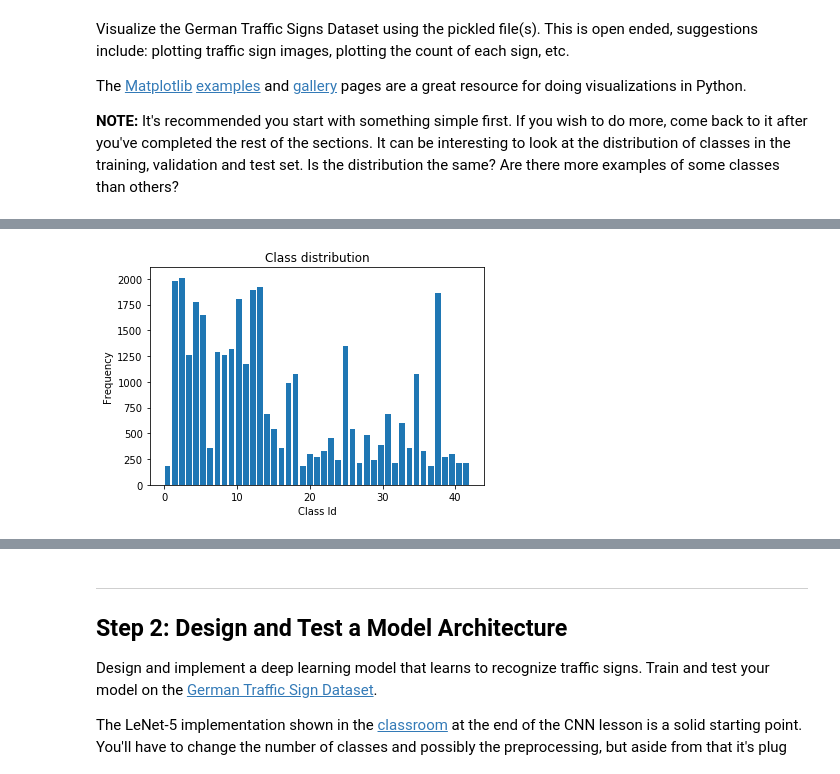
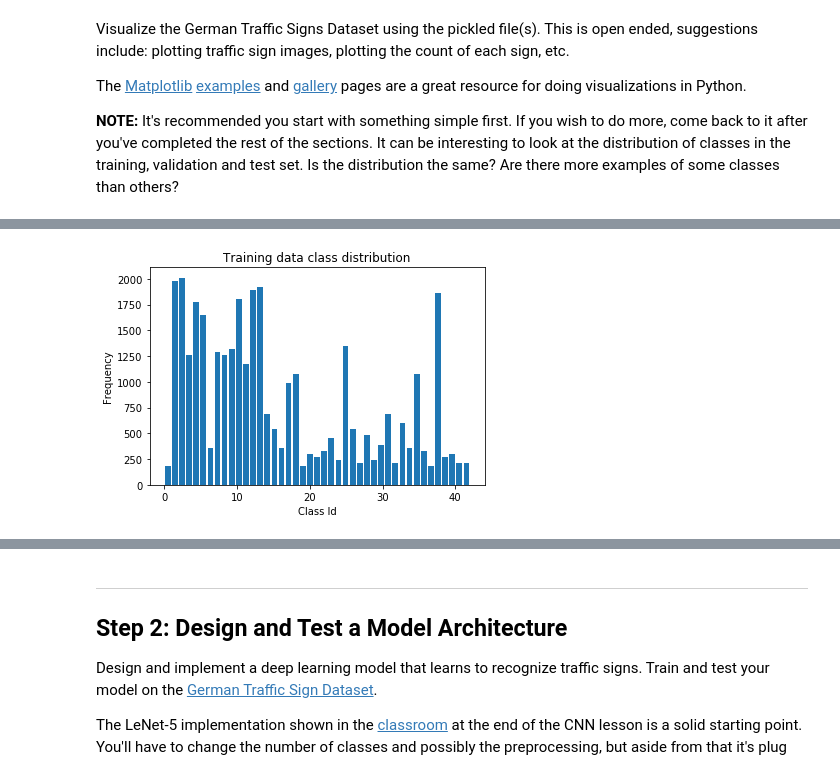
Before and after one commit to fang-yu-liu/traffic-sign-classification, a Jupyter notebook: Traffic_Sign_Classifier.ipynb, the cells around one changed output, grey strips where cells are left out. Cells and saved outputs as stored; diff of their text form; code cells hidden in the pictures.

```diff
--- a/Traffic_Sign_Classifier.ipynb
+++ b/Traffic_Sign_Classifier.ipynb
@@ -49,6 +59,8 @@ Probability of keeping any given unit:  0.5
 Save the trained model?  True
 # %%
 # Load pickled data
+
+# Use the augmented training data generated from Traffic_Sign_Data_Augmentation.ipynb
 training_file = "./traffic-signs-data/train.p"
 validation_file= "./traffic-signs-data/valid.p"
 testing_file = "./traffic-signs-data/test.p"
@@ -60,9 +72,9 @@ with open(validation_file, mode='rb') as f:
 with open(testing_file, mode='rb') as f:
     test = pickle.load(f)
 
-X_train, y_train = train['features'], train['labels']
-X_valid, y_valid = valid['features'], valid['labels']
-X_test, y_test = test['features'], test['labels']
+X_train_init, y_train_init = train['features'], train['labels']
+X_valid_init, y_valid_init = valid['features'], valid['labels']
+X_test_init, y_test_init = test['features'], test['labels']
 
-print("Data loading finished")
+print("Done data loading")
 # %% [output]
@@ -86,20 +98,22 @@ Complete the basic data summary below. Use python, numpy and/or pandas methods t
 ### Dataset summary
 
 # Number of training examples
-n_train = len(X_train)
+n_train = len(X_train_init)
 
 # Number of validation examples
-n_validation = len(X_valid)
+n_validation = len(X_valid_init)
 
 # Number of testing examples.
-n_test = len(X_test)
+n_test = len(X_test_init)
 
 # Shape of the traffic sign image
-image_shape = X_train[0].shape
+image_shape = X_train_init[0].shape
 
 # Number of labels
-n_classes = len(np.unique(y_train))
+n_classes = len(np.unique(y_train_init))
 
+print("===== DATASET SUMMARY =====")
+print()
 print("Number of training examples =", n_train)
 print("Number of validation examples =", n_validation)
 print("Number of testing examples =", n_test)
@@ -137,9 +197,9 @@ for i in range(4):
 # %%
 # Histogram for label distribution in training data
-plt.hist(y_train, bins=n_classes, rwidth=0.8)
-plt.title('Class distribution')
+plt.hist(y_train_init, bins=n_classes, rwidth=0.8)
+plt.title('Training data class distribution')
 plt.xlabel('Class Id')
 plt.ylabel('Frequency');
 plt.show()
 # %% [output]
-[figure, old version]
+[figure, new version]
```
Also changed, not shown: parts of 27 cells of this notebook, 11 other files.
